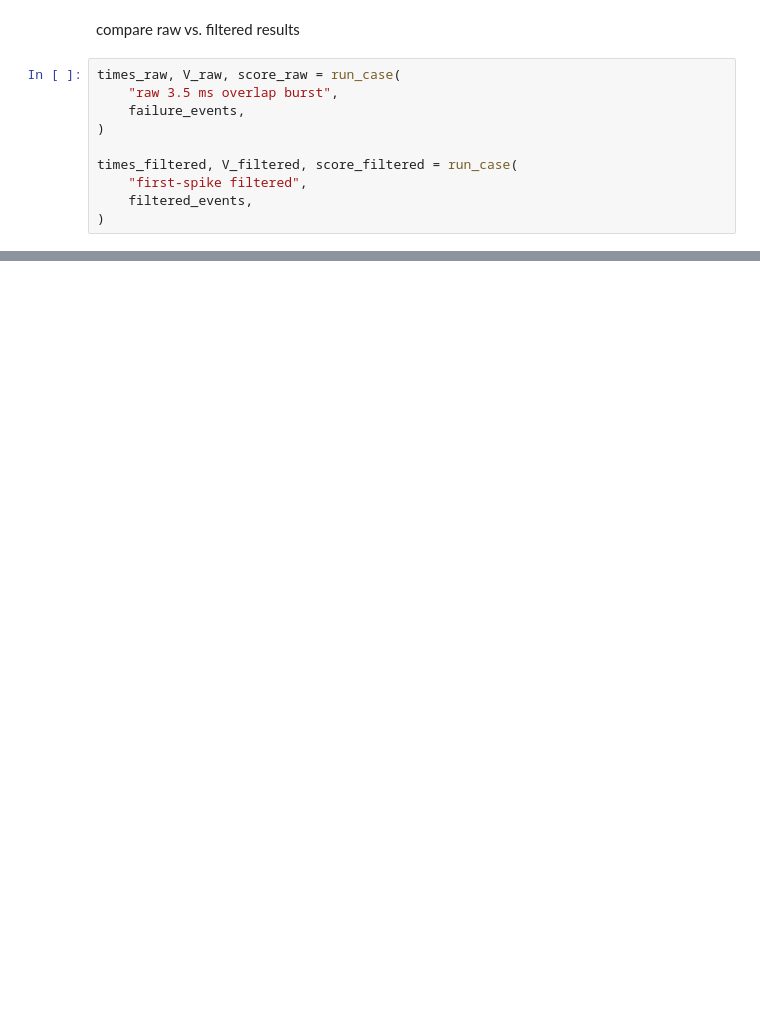
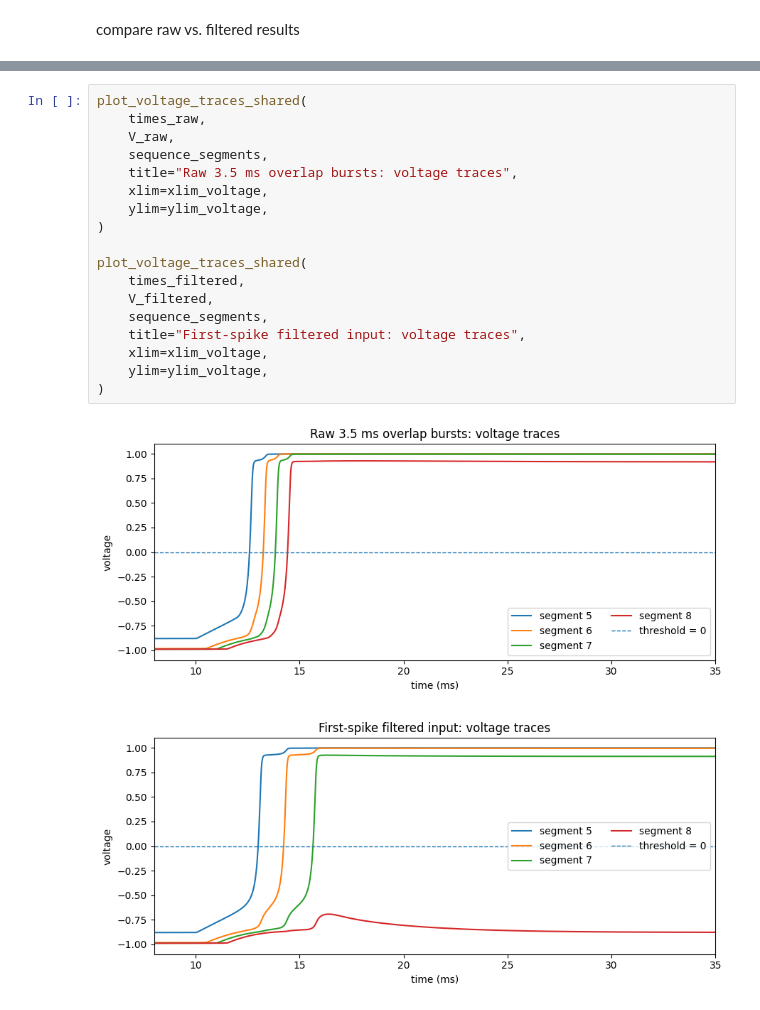
Before and after one commit to shay-xue/Neuromorphics-Dendrite-Invariance, a Jupyter notebook: notebooks/04_first_spike_rule.ipynb, the cells around one changed output, grey strips where cells are left out. Cells and saved outputs as stored; diff of their text form; blank space fills up the shorter version.

```diff
--- a/notebooks/04_first_spike_rule.ipynb
+++ b/notebooks/04_first_spike_rule.ipynb
@@ -180,12 +410,2 @@ filtered events:
 # %% [markdown]
 compare raw vs. filtered results
-# %%
-times_raw, V_raw, score_raw = run_case(
-    "raw 3.5 ms overlap burst",
-    failure_events,
-)
-
-times_filtered, V_filtered, score_filtered = run_case(
-    "first-spike filtered",
-    filtered_events,
-)
@@ -321,0 +412,21 @@ filtered step separations: []
+# %%
+plot_voltage_traces_shared(
+    times_raw,
+    V_raw,
+    sequence_segments,
+    title="Raw 3.5 ms overlap bursts: voltage traces",
+    xlim=xlim_voltage,
+    ylim=ylim_voltage,
+)
+
+plot_voltage_traces_shared(
+    times_filtered,
+    V_filtered,
+    sequence_segments,
+    title="First-spike filtered input: voltage traces",
+    xlim=xlim_voltage,
+    ylim=ylim_voltage,
+)
+# %% [output]
+[figure, added]
+[figure, added]
```
Also changed, not shown: parts of 21 cells of this notebook, 2 other files.
